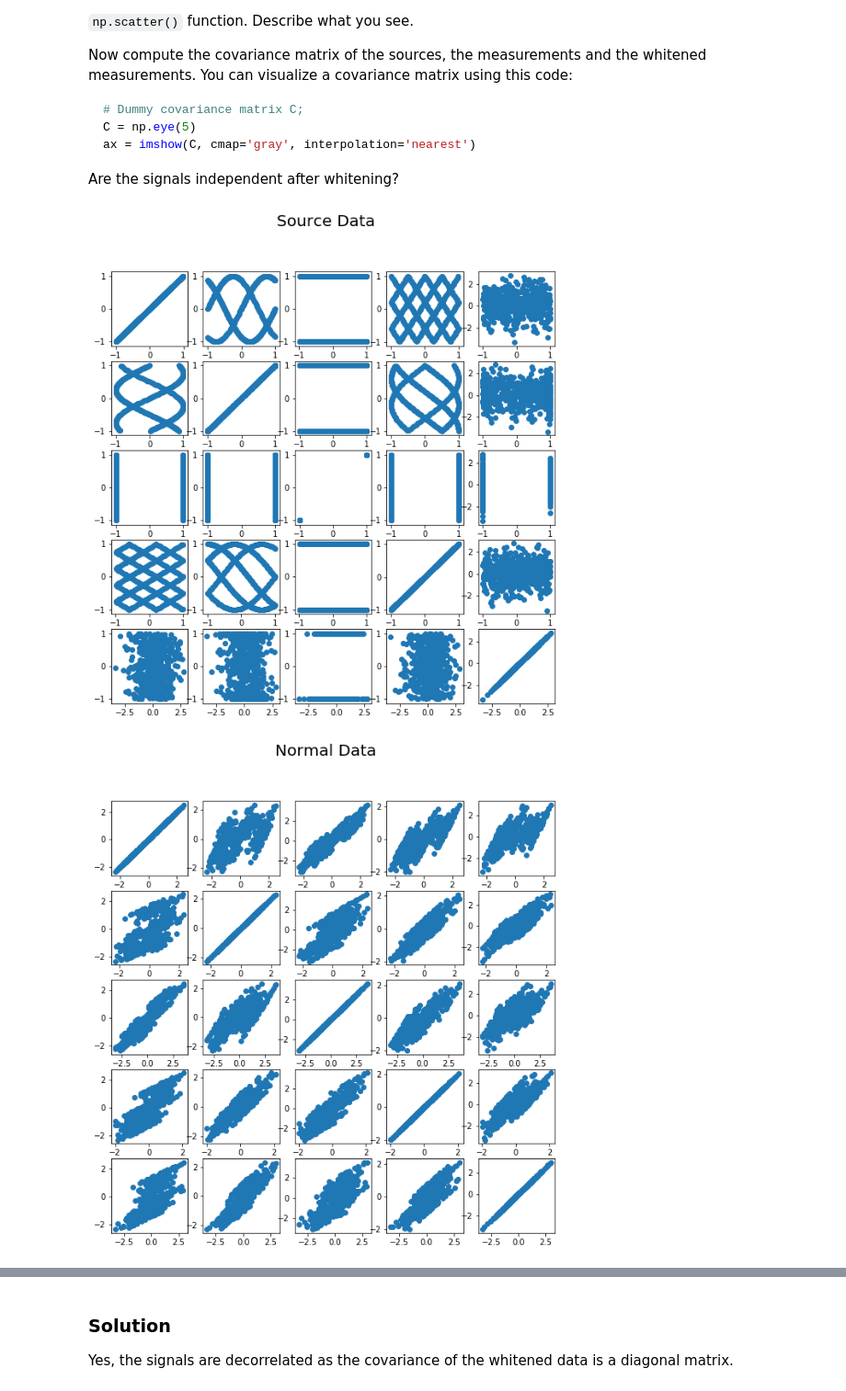
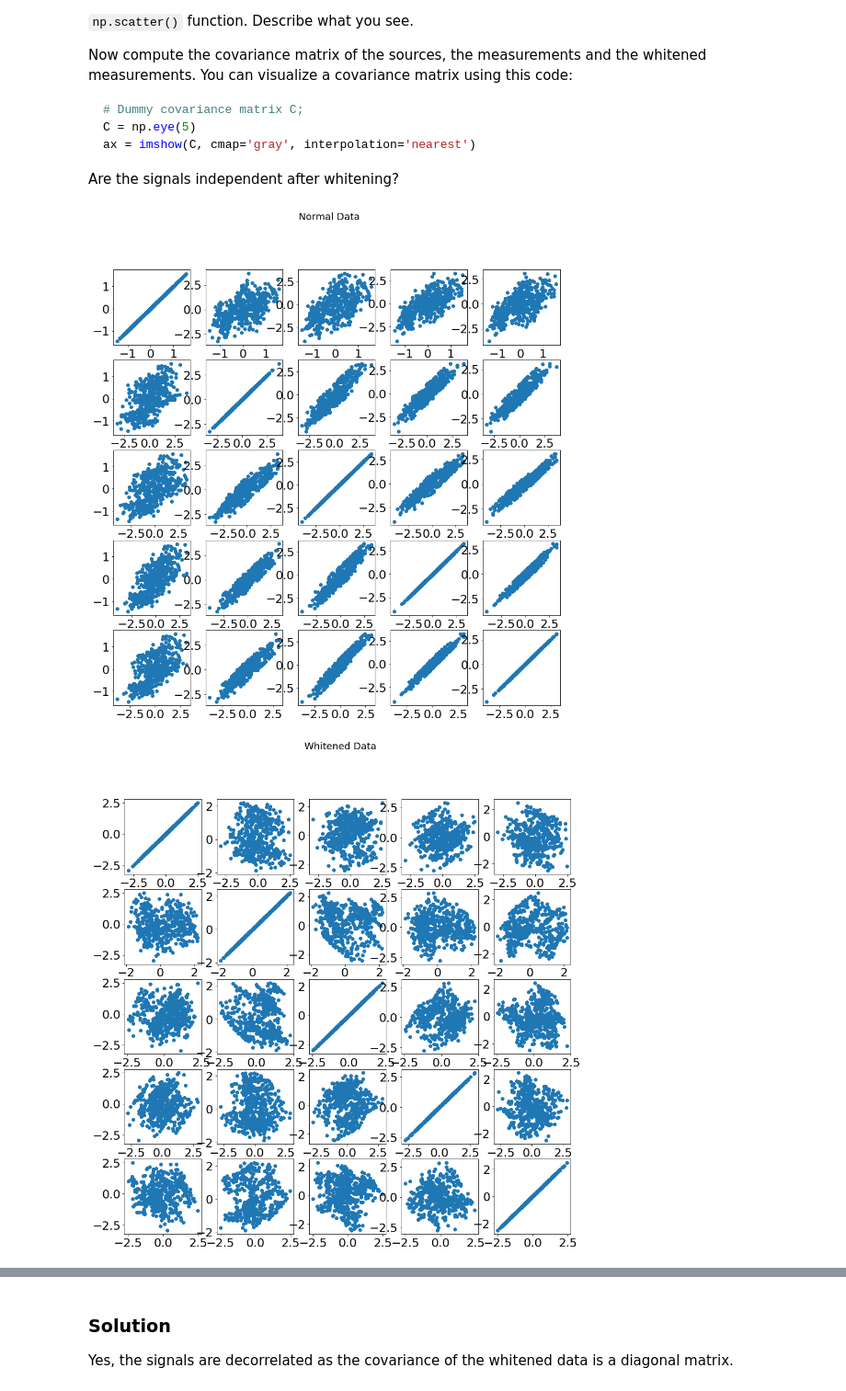
Before and after one commit to danakianfar/machine_learning_2_labs, a Jupyter notebook: lab1/lab1.ipynb, the cells around one changed output, grey strips where cells are left out. Shown at 92% size. Drawn from its saved outputs; the diff is of its cells as text; code cells hidden in the pictures.

```diff
--- a/lab1/lab1.ipynb
+++ b/lab1/lab1.ipynb
@@ -40,9 +40,12 @@ $\phi$ is an elementwise non-linearity or activation function, typically applied
 In the following assignments, you can make use of the signal generators listed below.
 # %%
 %pylab inline
-# matplotlib.rcParams.update({'font.size': 22})
+matplotlib.rcParams.update({'font.size': 22, 'font.family': 'Arial'})
 from scipy.special import *
 from scipy import integrate
+import sys
+# reload(sys)
+# sys.setdefaultencoding("utf-8") # because notebooks are retarded
 
 # Signal generators
 def sawtooth(x, period=0.2, amp=1.0, phase=0.):
@@ -71,13 +74,14 @@ def plot_signals(X, title=""):
     """
     Plot the signals contained in the rows of X.
     """
-    figure()
+    figure(figsize=(8,8))
     for i in range(X.shape[0]):
         ax = plt.subplot(X.shape[0], 1, i + 1)
         plot(X[i, :])
         ax.set_xticks([])
         ax.set_yticks([])
     plt.suptitle(title, fontsize=20)
+    plt.show()
 # %% [output]
 Populating the interactive namespace from numpy and matplotlib
 # %% [markdown]
@@ -264,34 +268,32 @@ Are the signals independent after whitening?
 # %%
 ### 1.5 Interpret results of whitening
 def plot_scatter(X, title=""):
-    plt.figure(figsize=(10,10))
+    plt.figure(figsize=(15,15))
     ctr = 1
     for i in range(X.shape[0]):
         for j in range(X.shape[0]):
             plt.subplot(X.shape[0],X.shape[0], ctr)
             ctr +=1
             plt.scatter(X[i], X[j])
 #     plt.tight_layout()
-    plt.suptitle(title, fontsize=20)
+    plt.suptitle(title, fontsize=18)
     plt.show()
-
-plot_scatter(S, 'Source Data')
 
 plot_scatter(X, 'Normal Data')
 
 plot_scatter(Xw, 'Whitened Data')
 
 # Normal data
 plt.figure()
 plt.subplot(1,2,1)
 ax = imshow(np.cov(X), cmap='gray', interpolation='nearest')
 plt.title('Normal Data')
 
 # Whitened data
 plt.subplot(1,2,2)
 ax = imshow(np.cov(Xw), cmap='gray', interpolation='nearest')
 plt.title('Whitened data')
 plt.show()
 # %% [output]
-[figure, old version]
+[figure, new version]
-[figure, old version]
+[figure, new version]
```
Also changed, not shown: parts of 11 cells of this notebook, 6 other files.
